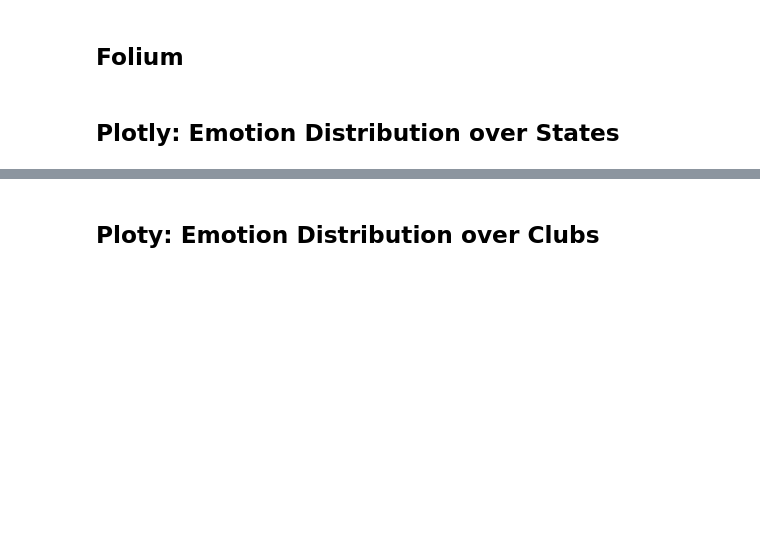
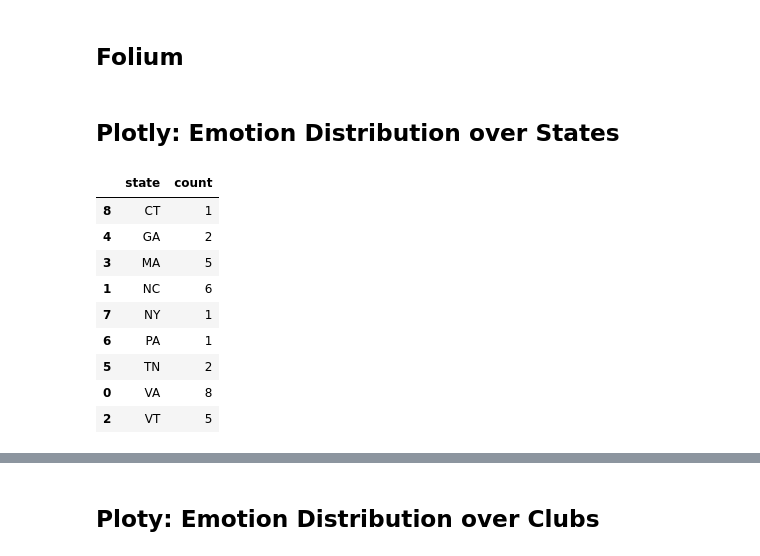
Before and after one commit to jenniferchandran/EAGERVisualizations, a Jupyter notebook: AladdinKun/emotion_visualization.ipynb, the cells around one changed output, grey strips where cells are left out. Drawn from its saved outputs; the diff is of its cells as text; code cells hidden in the pictures; blank space fills up the shorter version.

```diff
--- a/AladdinKun/emotion_visualization.ipynb
+++ b/AladdinKun/emotion_visualization.ipynb
@@ -45,3 +49,21 @@ data
 # map
 # %% [markdown]
 ## Plotly: Emotion Distribution over States
+# %%
+emotion = 'neutral'
+year = 2020
+month = 7
+# %%
+df = data[(data['label'] == emotion) & (data['year'] == year) & (data['month'] == month)]['state'].value_counts().reset_index().sort_values('state')
+df
+# %% [output]
+|  | state | count |
+| 8 | CT | 1 |
+| 4 | GA | 2 |
+| 3 | MA | 5 |
+| 1 | NC | 6 |
+| 7 | NY | 1 |
+| 6 | PA | 1 |
+| 5 | TN | 2 |
+| 0 | VA | 8 |
+| 2 | VT | 5 |
```
Also changed, not shown: parts of 21 cells of this notebook, 8 other files.
